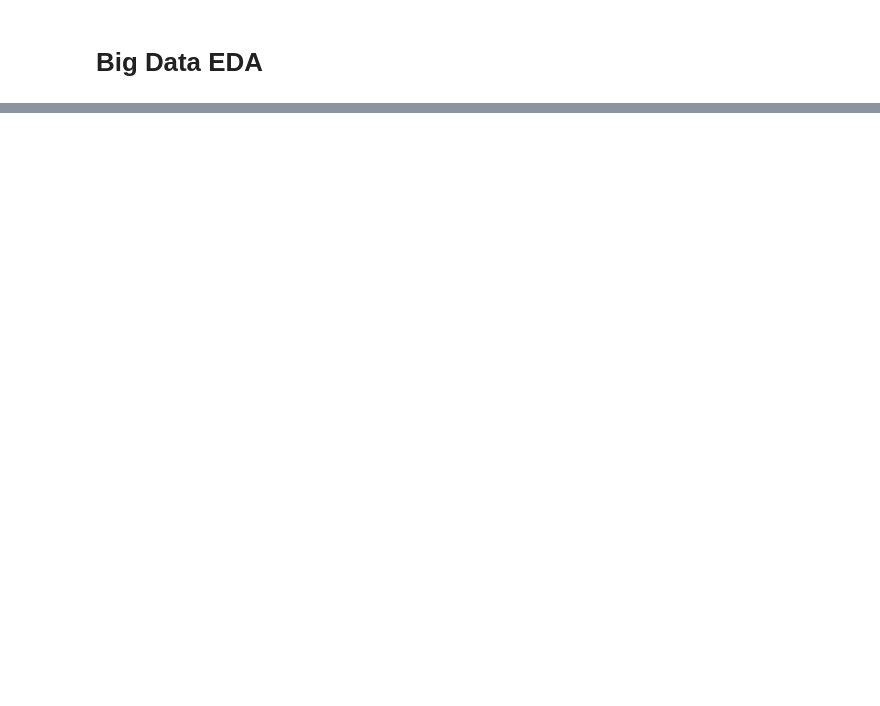
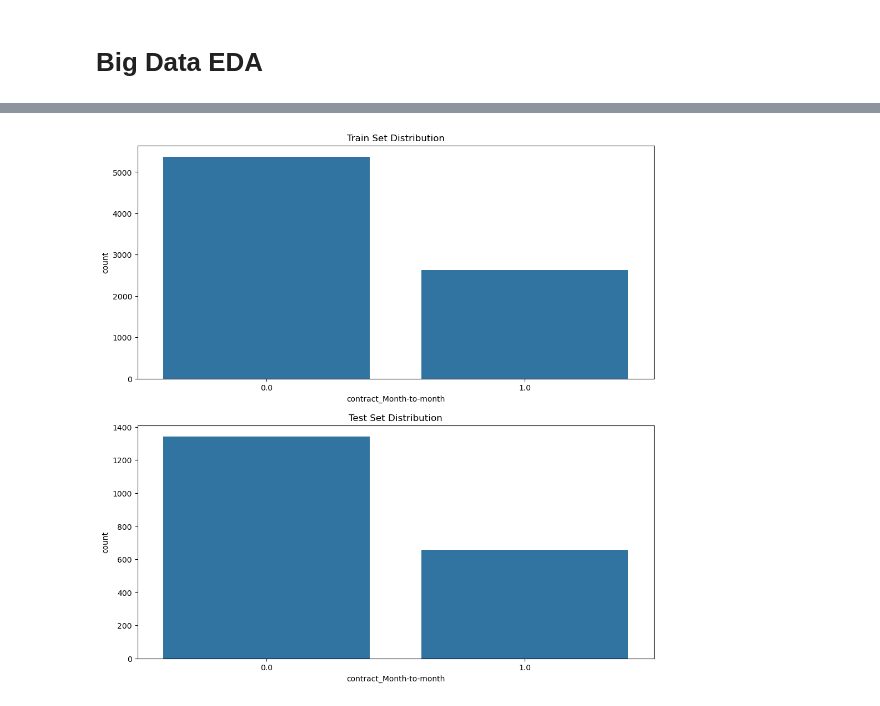
Before and after one commit to Ash2oP/first-end-to-end-ml-project, a Jupyter notebook: notebooks/03_big_data_eda.ipynb, the cells around one changed output, grey strips where cells are left out. Saved outputs shown, nothing was run; the diff lists cells and outputs as text; code cells hidden in the pictures; blank space fills up the shorter version.

```diff
--- a/notebooks/03_big_data_eda.ipynb
+++ b/notebooks/03_big_data_eda.ipynb
@@ -33,0 +168,3 @@ df.head()
+# %%
+mm_cat = df["contract_Month-to-month"].copy()
+mm_cat
@@ -33,0 +185,9 @@ df.head()
+# %%
+from sklearn.model_selection import StratifiedShuffleSplit
+
+strata_split = StratifiedShuffleSplit(n_splits=1, test_size=0.2, random_state=42)
+for train_i, test_i in strata_split.split(df, mm_cat):
+    df_train = df.iloc[train_i].copy()
+    df_test = df.iloc[test_i].copy()
+
+print(df_train.info(), df_test.info())
@@ -33,0 +212,14 @@ df.head()
+# %%
+plt.figure(figsize=(12,12))
+
+plt.subplot(2,1,1)
+sns.countplot(x="contract_Month-to-month", data=df_train)
+plt.title("Train Set Distribution")
+
+plt.subplot(2,1,2)
+sns.countplot(x="contract_Month-to-month", data=df_test)
+plt.title("Test Set Distribution")
+
+plt.show()
+# %% [output]
+[figure, added]
```
Also changed, not shown: parts of 19 cells of this notebook.
